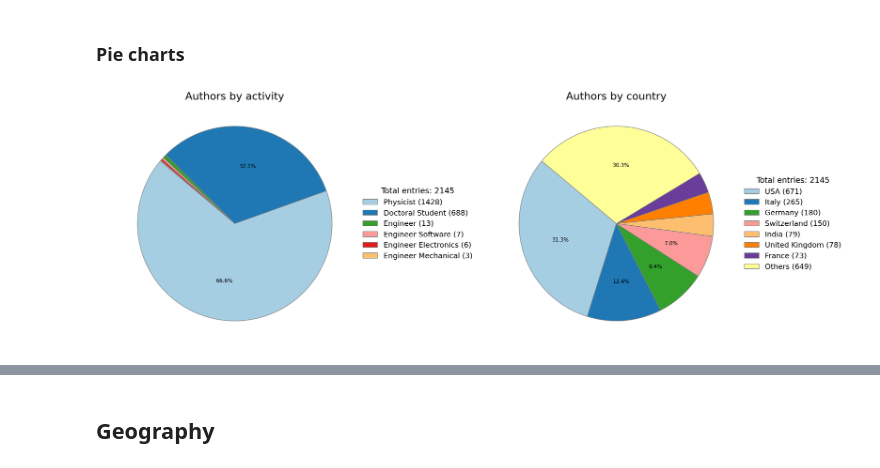
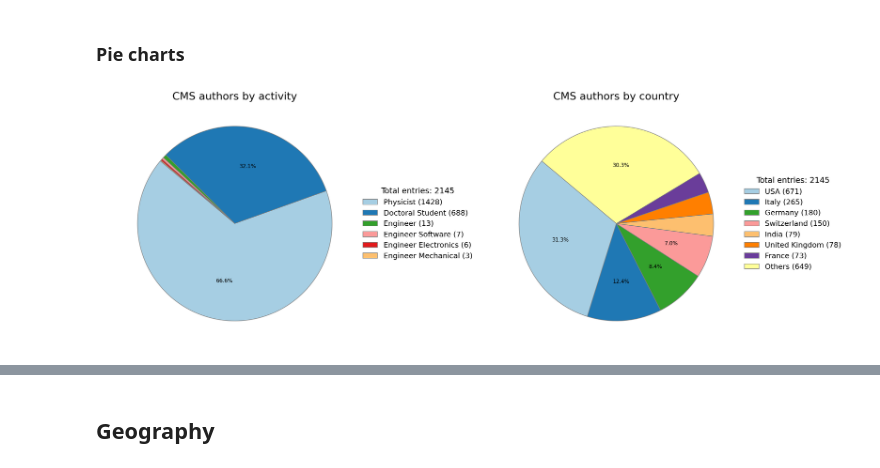
Before and after one commit to phazarik/cms-members-geodata, a Jupyter notebook: analyzeMembers.ipynb, the cells around one changed output, grey strips where cells are left out. Drawn from its saved outputs; the diff is of its cells as text; code cells hidden in the pictures.

```diff
--- a/analyzeMembers.ipynb
+++ b/analyzeMembers.ipynb
@@ -137,9 +137,9 @@ fig, axs = plt.subplots(1, 3, figsize=(27, 10), dpi=150)
 axs = axs.flatten()
 
 data = [
-    (inst_per_country, 'steelblue', "Top 20 Countries by Number of Institutes"),
-    (people_per_country, 'seagreen', "Top 20 Countries by Number of People"),
-    (people_per_inst, 'indianred', "Top 20 Institutes by Number of People")
+    (inst_per_country, 'steelblue', "Top 20 countries by number of CMS-affiliated institutes"),
+    (people_per_country, 'seagreen', "Top 20 countries by number of CMS authors"),
+    (people_per_inst, 'indianred', "Top 20 institutes by number of CMS authors")
 ]
 
 for ax, (counts, color, title) in zip(axs, data):
@@ -191,36 +191,36 @@ def make_pie(ax, series, title, max_slices=10, cmap_name='Paired'):
     colors = [fixed_colors.get(cat, colors_fallback[i])  for i, cat in enumerate(counts.index)]
 
     def autopct_func(pct): return f'{pct:.1f}%' if pct >= 5 else ''
     wedges, _, _ = ax.pie(
         counts.values,
         center=(-0.1, 0),
         autopct=autopct_func,
         startangle=140,
         colors=colors,
         wedgeprops={'edgecolor': 'gray', 'linewidth': 1},
         textprops={'fontsize': 10}
     )
     ax.set_aspect('equal', adjustable='datalim')
     ax.autoscale_view()
     ax.set_title(title, fontsize=20, pad=1)
 
     labels_with_counts = [f"{cat} ({cnt})" for cat, cnt in zip(counts.index, counts.values)]
     ax.legend(
         wedges, labels_with_counts,
         loc='center left', bbox_to_anchor=(0.95, 0.5),
         fontsize=14, title=f'Total entries: {total}', title_fontsize=15,
         frameon=False
     )
 
 fig, axes = plt.subplots(1, 2, figsize=(20, 7), dpi=150)
-make_pie(axes[0], df['Activity'], 'Authors by activity')
-make_pie(axes[1], df['Country'], 'Authors by country', max_slices=7)
+make_pie(axes[0], df['Activity'], 'CMS authors by activity')
+make_pie(axes[1], df['Country'], 'CMS authors by country', max_slices=7)
 plt.tight_layout()
 plt.savefig('plots/piechart_authors.png', bbox_inches='tight', pad_inches=0.25)
 plt.savefig('plots/piechart_authors.svg', bbox_inches='tight', pad_inches=0, transparent=True)
 plt.show()
 # %% [output]
-[figure, old version]
+[figure, new version]
 # %%
 authors_activity = df_all.loc[(df_all['Authorship'] == True) & (df_all['Status'] == 'CMS'), 'Activity']
 non_authors_activity = df_all.loc[(df_all['Authorship'] == False) & (df_all['Status'] == 'CMS'), 'Activity']
```
Also changed, not shown: parts of 5 cells of this notebook, 8 other files.
